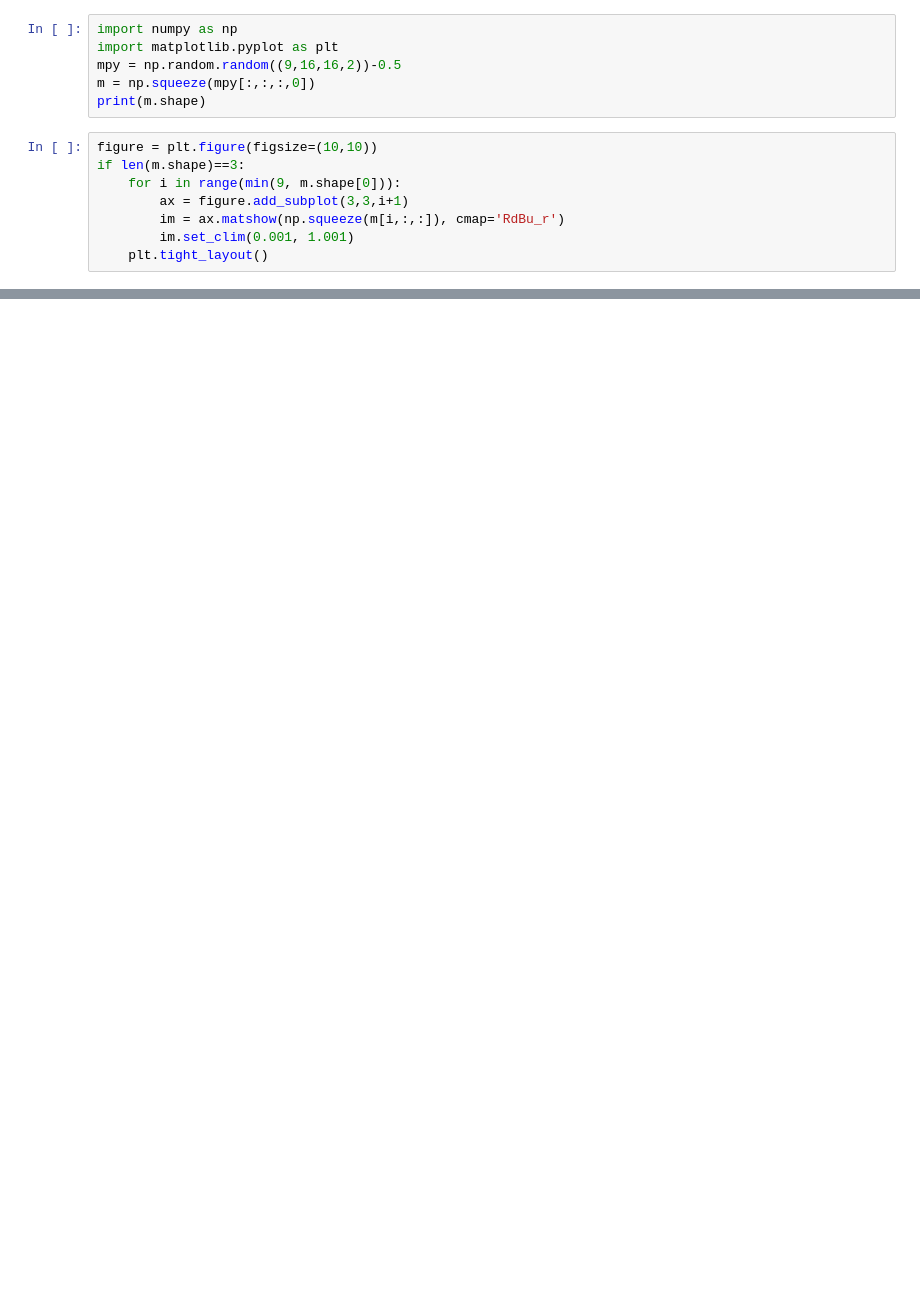
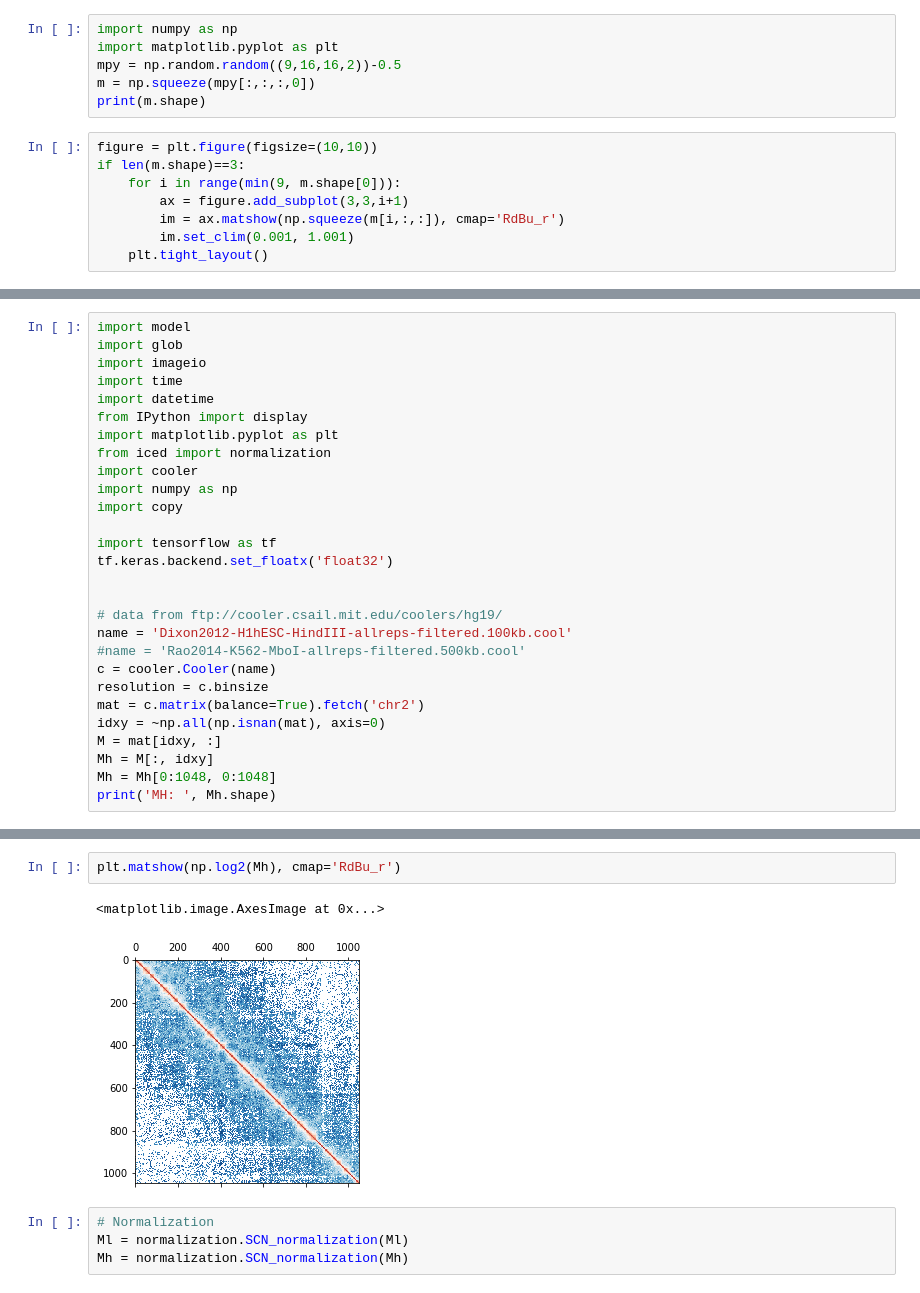
Before and after one commit to lhanappa/refine_resolution, a Jupyter notebook: try.ipynb, the cells around one changed output, grey strips where cells are left out. Saved outputs shown, nothing was run; the diff lists cells and outputs as text; blank space fills up the shorter version.

Commit message:
update model 4

```diff
--- a/try.ipynb
+++ b/try.ipynb
@@ -31,0 +30,28 @@ plt.show()
+# %%
+import model
+import glob
+import imageio
+import time
+import datetime
+from IPython import display
+import matplotlib.pyplot as plt
+from iced import normalization
+import cooler
+import numpy as np
+import copy
+
+import tensorflow as tf
+tf.keras.backend.set_floatx('float32')
+
+
+# data from ftp://cooler.csail.mit.edu/coolers/hg19/
+name = 'Dixon2012-H1hESC-HindIII-allreps-filtered.100kb.cool'
+#name = 'Rao2014-K562-MboI-allreps-filtered.500kb.cool'
+c = cooler.Cooler(name)
+resolution = c.binsize
+mat = c.matrix(balance=True).fetch('chr2')
+idxy = ~np.all(np.isnan(mat), axis=0)
+M = mat[idxy, :]
+Mh = M[:, idxy]
+Mh = Mh[0:1048, 0:1048]
+print('MH: ', Mh.shape)
@@ -31,0 +119,9 @@ plt.show()
+# %%
+plt.matshow(np.log2(Mh), cmap='RdBu_r')
+# %% [output]
+<matplotlib.image.AxesImage at 0x...>
+[figure, added]
+# %%
+# Normalization
+Ml = normalization.SCN_normalization(Ml)
+Mh = normalization.SCN_normalization(Mh)
```
Also changed, not shown: parts of 5 cells of this notebook, 4 other files.
